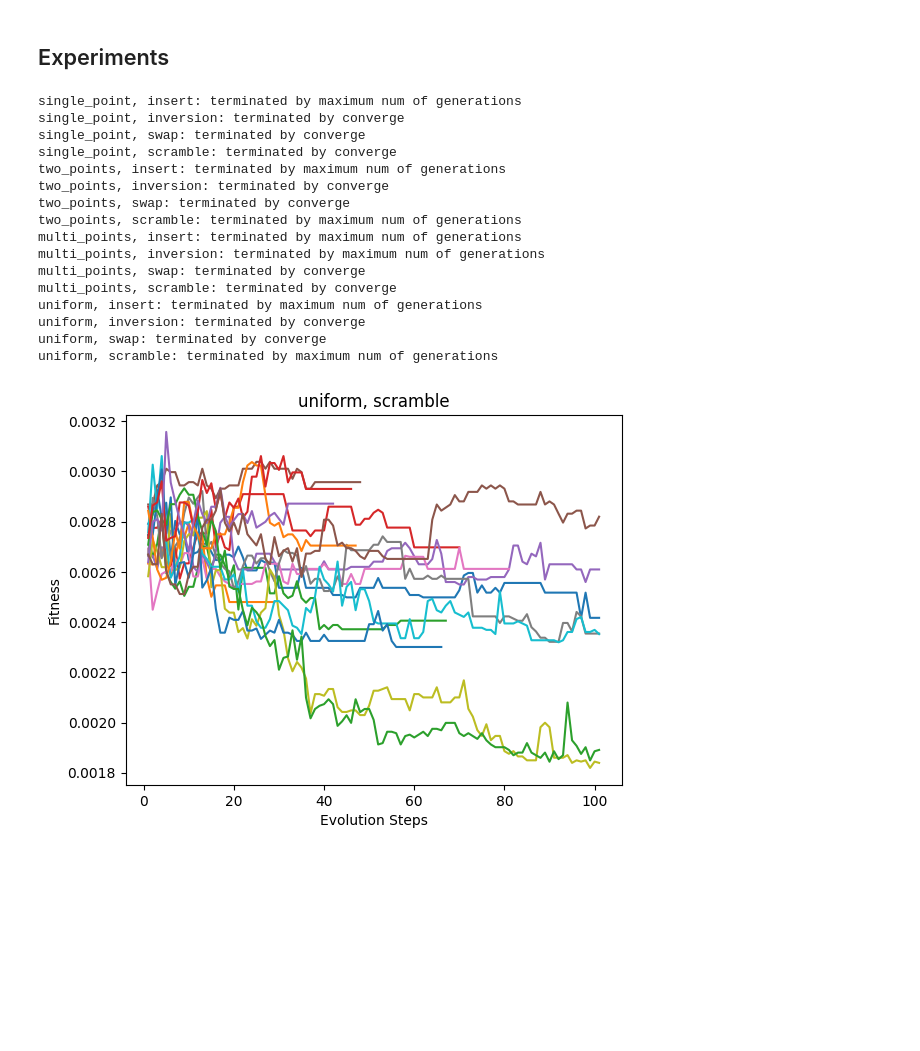
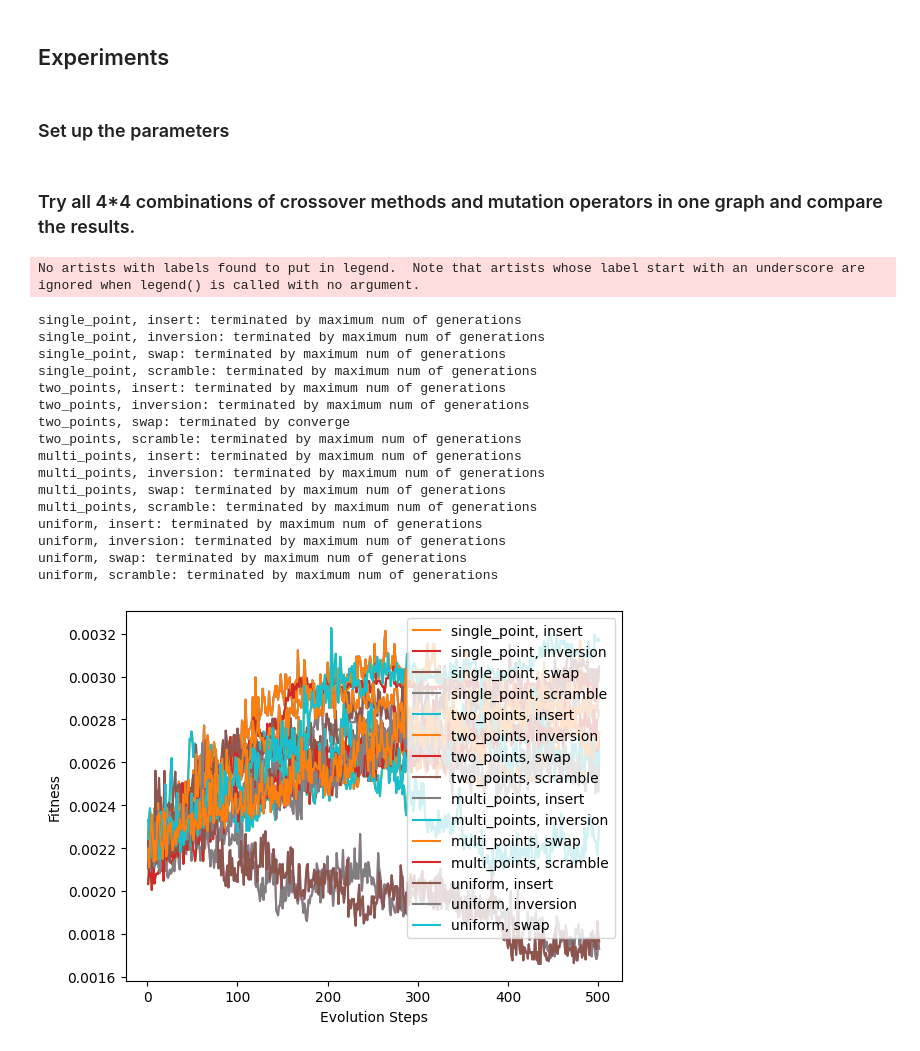
Before and after one commit to Ethan-zc/Genetic-Algorithm-For-Package-Deliverty, a Jupyter notebook: generic algorithm.ipynb, the cells around one changed output. Cells and saved outputs as stored; diff of their text form; code cells hidden in the pictures; blank space fills up the shorter version.

```diff
--- a/generic algorithm.ipynb
+++ b/generic algorithm.ipynb
@@ -737,52 +413,62 @@ gene.print_fitness_evolution()
 # %% [markdown]
 ## Experiments
+# %% [markdown]
+### Set up the parameters
+# %%
+NUM_GENERATION = 500
+POPULATION_SIZE = 100
+MUTATION_RATE = 0.05
+CONVERGE_STEP = 20
+UNIFORM_CROSSOVER_RATE = 0.3
+TERMINAL_FITNESS = 0.05
+
+crossover_methods = ["single_point", "two_points", "multi_points", "uniform"]
+mutation_methods = ["insert", "inversion", "swap", "scramble"]
+# %% [markdown]
+### Try all 4*4 combinations of crossover methods and mutation operators in one graph and compare the results.
 # %%
-crossover_methods = ["single_point", "two_points", "multi_points", "uniform"]
-mutation_methods = ["insert", "inversion", "swap", "scramble"]
-
 gml_name = 'germany50--D-B-L-N-C-A-N-N.gml'
 gml_file_name = 'sample_graph/' + gml_name
-graph = read_graph_from_gml(gml_file_name)
-g = Graph(adj_matrix=graph)
+adj_matrix = read_graph_from_gml(gml_file_name)
+graph = Graph(adj_matrix=adj_matrix)
 postmen, demands = read_postmen_and_demands(gml_name)
 
-NUM_GENERATION = 100
-POPULATION_SIZE = 10
-MUTATION_RATE = 0.02
-CONVERGE_STEP = 20
-UNIFORM_CROSSOVER_RATE = 0.3
 
-plts = []
+plts_best3 = []
+fitness_result_best3 = {}
 for CROSSOVER in crossover_methods:
-    plts.append([])
+    plts_best3.append([])
     for MUTATION in mutation_methods:
-        gene = Gene(graph=g,
+        gene = Gene(graph=graph,
                     postmen=postmen,
                     demands=demands,
                     population_size=POPULATION_SIZE,
                     mutation_rate=MUTATION_RATE,
                     num_generations=NUM_GENERATION,
                     crossover_method=CROSSOVER,
                     mutation_operator = MUTATION,
-                    uniform_crossover_rate=UNIFORM_CROSSOVER_RATE)
+                    uniform_crossover_rate=UNIFORM_CROSSOVER_RATE,
+                    terminal_fitness=TERMINAL_FITNESS)
         gene.create_population()
         gene.evolution()
-        plts[-1].append(gene.print_fitness_evolution())
+        fitness_result_best3[CROSSOVER + ", " + MUTATION] = gene.best_each_iter[-1].fitness
+        plts_best3[-1].append(gene.print_fitness_evolution(label=CROSSOVER + ", " + MUTATION))
 # %% [output]
-single_point, insert: terminated by maximum num of generations
-single_point, inversion: terminated by converge
-single_point, swap: terminated by converge
-single_point, scramble: terminated by converge
-two_points, insert: terminated by maximum num of generations
-two_points, inversion: terminated by converge
-two_points, swap: terminated by converge
-two_points, scramble: terminated by maximum num of generations
-multi_points, insert: terminated by maximum num of generations
-multi_points, inversion: terminated by maximum num of generations
-multi_points, swap: terminated by converge
-multi_points, scramble: terminated by converge
-uniform, insert: terminated by maximum num of generations
-uniform, inversion: terminated by converge
-uniform, swap: terminated by converge
-uniform, scramble: terminated by maximum num of generations
+No artists with labels found to put in legend.  Note that artists whose label start with an underscore are ignored when legend() is called with no argument.
+single_point, insert: terminated by maximum num of generations
+single_point, inversion: terminated by maximum num of generations
+single_point, swap: terminated by maximum num of generations
+single_point, scramble: terminated by maximum num of generations
+two_points, insert: terminated by maximum num of generations
+two_points, inversion: terminated by maximum num of generations
+two_points, swap: terminated by converge
+two_points, scramble: terminated by maximum num of generations
+multi_points, insert: terminated by maximum num of generations
+multi_points, inversion: terminated by maximum num of generations
+multi_points, swap: terminated by maximum num of generations
+multi_points, scramble: terminated by maximum num of generations
+uniform, insert: terminated by maximum num of generations
+uniform, inversion: terminated by maximum num of generations
+uniform, swap: terminated by maximum num of generations
+uniform, scramble: terminated by maximum num of generations
-[figure, old version]
+[figure, new version]
```
Also changed, not shown: parts of 20 cells of this notebook.
